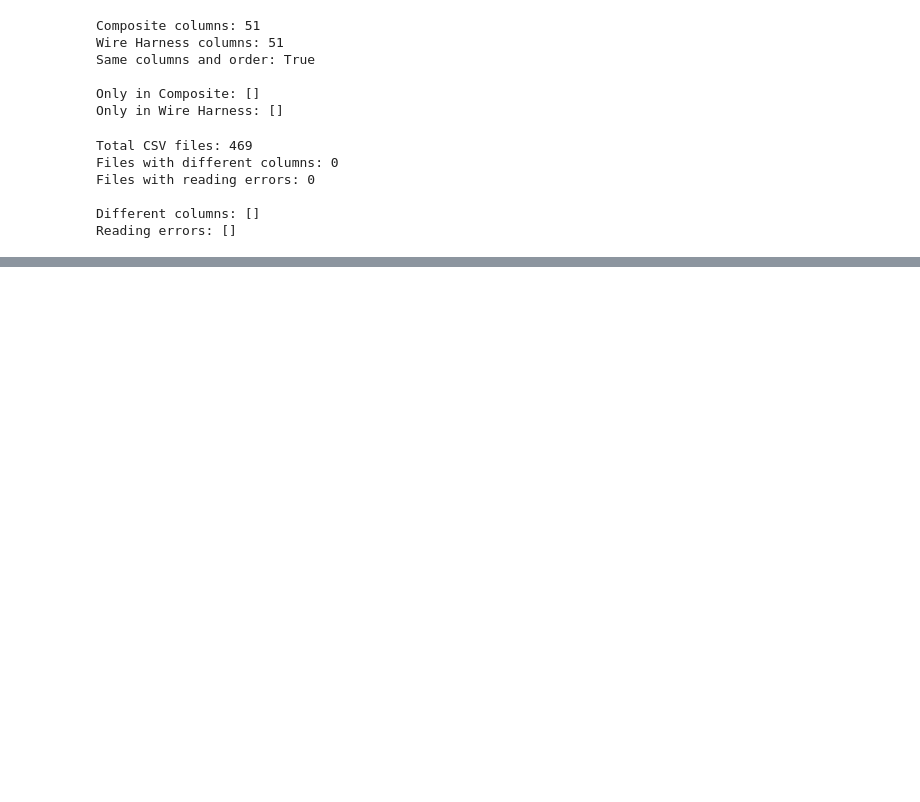
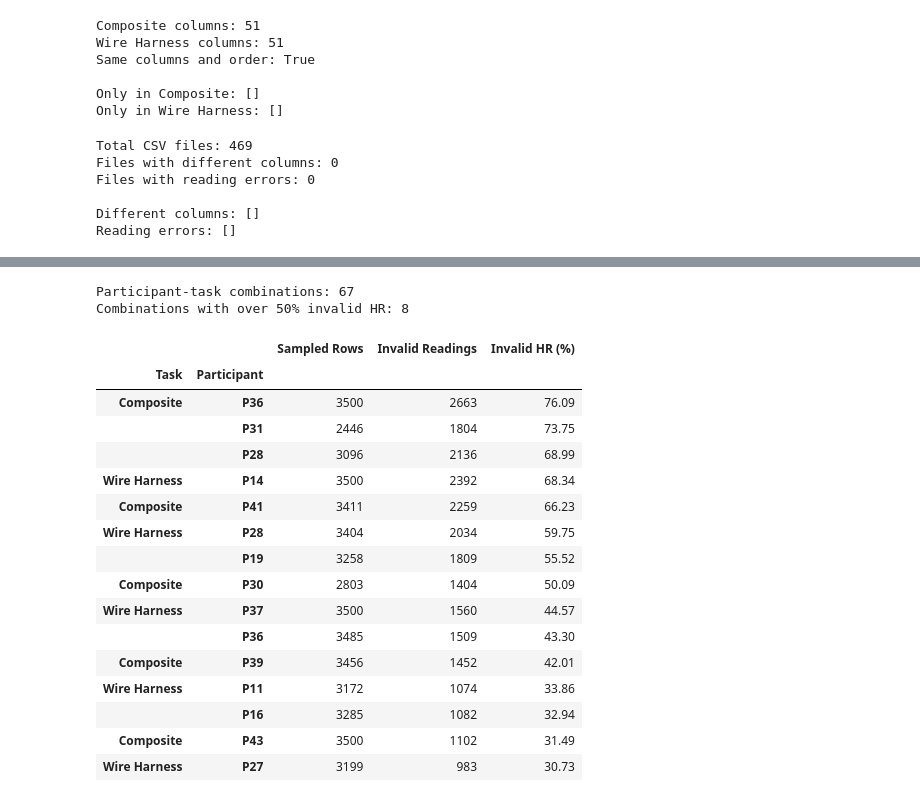
Before and after one commit to Oshadha02/physical-fatigue-ml, a Jupyter notebook: notebooks/01_dataset_understanding.ipynb, the cells around one changed output, grey strips where cells are left out. Cells and saved outputs as stored; diff of their text form; code cells hidden in the pictures; blank space fills up the shorter version.

```diff
--- a/notebooks/01_dataset_understanding.ipynb
+++ b/notebooks/01_dataset_understanding.ipynb
@@ -257,0 +949,79 @@ Reading errors: []
+# %%
+
+# Store invalid heart-rate statistics for each participant and task
+participant_quality_records = []
+
+for file in processed_files:
+    # Identify the task and participant from the file path
+    relative_parts = file.relative_to(dataset_root).parts
+    task = relative_parts[0]
+    participant = relative_parts[1]
+
+    # Read up to 500 processed heart-rate readings
+    data = pd.read_csv(
+        file,
+        usecols=["HR_Processed"],
+        nrows=500
+    )
+
+    # Count readings containing the special codes
+    invalid_count = data["HR_Processed"].isin([-2, -3]).sum()
+
+    participant_quality_records.append({
+        "Task": task,
+        "Participant": participant,
+        "Sampled Rows": len(data),
+        "Invalid Readings": invalid_count
+    })
+
+# Combine session results for each participant within each task
+participant_quality_df = pd.DataFrame(participant_quality_records)
+
+participant_quality_summary = (
+    participant_quality_df
+    .groupby(["Task", "Participant"])[
+        ["Sampled Rows", "Invalid Readings"]
+    ]
+    .sum()
+)
+
+# Calculate the invalid-reading percentage
+participant_quality_summary["Invalid HR (%)"] = (
+    participant_quality_summary["Invalid Readings"]
+    / participant_quality_summary["Sampled Rows"]
+    * 100
+).round(2)
+
+# Identify participants with the highest invalid-reading percentages
+participant_quality_summary = participant_quality_summary.sort_values(
+    "Invalid HR (%)",
+    ascending=False
+)
+
+print("Participant-task combinations:", len(participant_quality_summary))
+print(
+    "Combinations with over 50% invalid HR:",
+    (participant_quality_summary["Invalid HR (%)"] > 50).sum()
+)
+
+display(participant_quality_summary.head(15))
+# %% [output]
+Participant-task combinations: 67
+Combinations with over 50% invalid HR: 8
+|  |  | Sampled Rows | Invalid Readings | Invalid HR (%) |
+| Task | Participant |  |  |  |
+| Composite | P36 | 3500 | 2663 | 76.09 |
+|  | P31 | 2446 | 1804 | 73.75 |
+|  | P28 | 3096 | 2136 | 68.99 |
+| Wire Harness | P14 | 3500 | 2392 | 68.34 |
+| Composite | P41 | 3411 | 2259 | 66.23 |
+| Wire Harness | P28 | 3404 | 2034 | 59.75 |
+|  | P19 | 3258 | 1809 | 55.52 |
+| Composite | P30 | 2803 | 1404 | 50.09 |
+| Wire Harness | P37 | 3500 | 1560 | 44.57 |
+|  | P36 | 3485 | 1509 | 43.30 |
+| Composite | P39 | 3456 | 1452 | 42.01 |
+| Wire Harness | P11 | 3172 | 1074 | 33.86 |
+|  | P16 | 3285 | 1082 | 32.94 |
+| Composite | P43 | 3500 | 1102 | 31.49 |
+| Wire Harness | P27 | 3199 | 983 | 30.73 |
```
Also changed, not shown: parts of 55 cells of this notebook.
